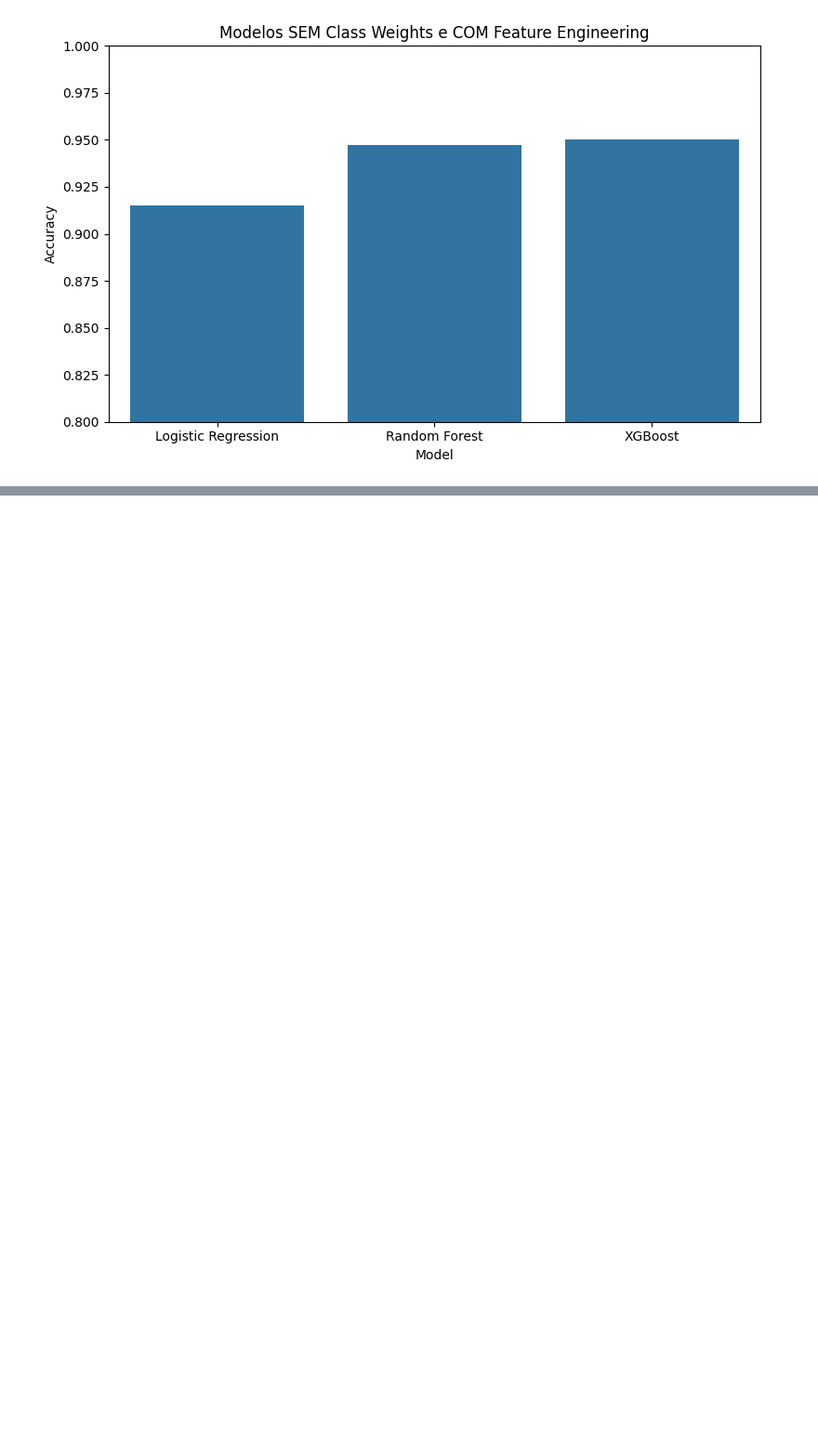
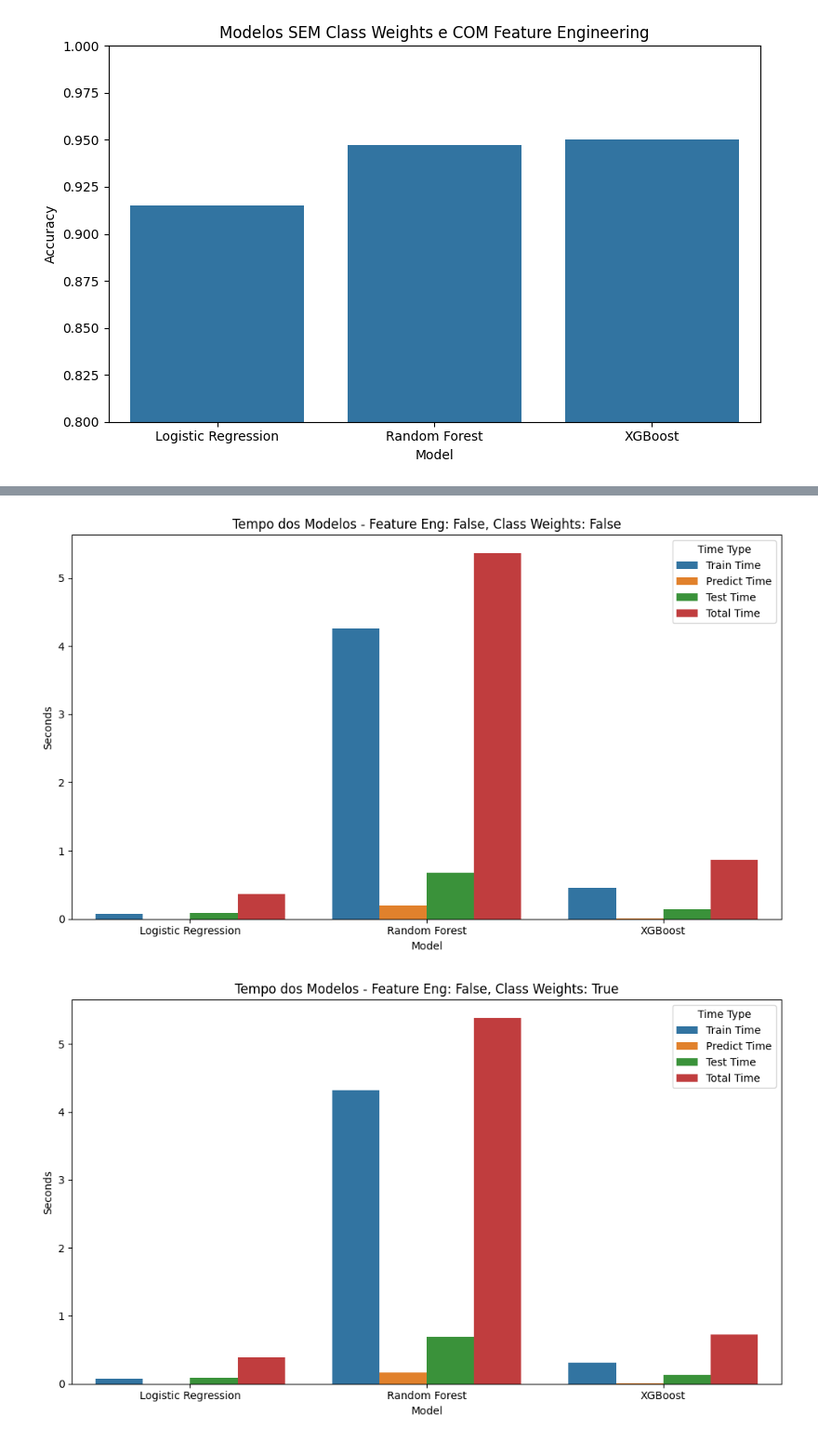
Before and after one commit to RodrigoPombo1/projeto-2-ia, a Jupyter notebook: notas_jupyter.ipynb, the cells around one changed output, grey strips where cells are left out. Shown at 93% size. Cells and saved outputs as stored; diff of their text form; code cells hidden in the pictures; blank space fills up the shorter version.

```diff
--- a/notas_jupyter.ipynb
+++ b/notas_jupyter.ipynb
@@ -1079,0 +1126,43 @@ plt.show()
+# %%
+times_results = [
+    # Logistic Regression
+    {"Model": "Logistic Regression", "Feature Eng": False, "Class Weights": False, "Train Time": 0.070, "Predict Time": 0.000, "Test Time": 0.081, "Total Time": 0.37},
+    {"Model": "Logistic Regression", "Feature Eng": False, "Class Weights": True,  "Train Time": 0.078, "Predict Time": 0.000, "Test Time": 0.090, "Total Time": 0.39},
+    {"Model": "Logistic Regression", "Feature Eng": True,  "Class Weights": False, "Train Time": 0.128, "Predict Time": 0.001, "Test Time": 0.095, "Total Time": 0.48},
+    # Random Forest
+    {"Model": "Random Forest", "Feature Eng": False, "Class Weights": False, "Train Time": 4.262, "Predict Time": 0.193, "Test Time": 0.683, "Total Time": 5.36},
+    {"Model": "Random Forest", "Feature Eng": False, "Class Weights": True,  "Train Time": 4.316, "Predict Time": 0.167, "Test Time": 0.689, "Total Time": 5.38},
+    {"Model": "Random Forest", "Feature Eng": True,  "Class Weights": False, "Train Time": 8.412, "Predict Time": 0.185, "Test Time": 0.724, "Total Time": 9.57},
+    # XGBoost
+    {"Model": "XGBoost", "Feature Eng": False, "Class Weights": False, "Train Time": 0.450, "Predict Time": 0.008, "Test Time": 0.139, "Total Time": 0.87},
+    {"Model": "XGBoost", "Feature Eng": False, "Class Weights": True,  "Train Time": 0.306, "Predict Time": 0.007, "Test Time": 0.135, "Total Time": 0.73},
+    {"Model": "XGBoost", "Feature Eng": True,  "Class Weights": False, "Train Time": 0.367, "Predict Time": 0.008, "Test Time": 0.157, "Total Time": 0.83},
+]
+
+df_times = pd.DataFrame(times_results)
+
+df_times_long = df_times.melt(
+    id_vars=["Model", "Feature Eng", "Class Weights"],
+    value_vars=["Train Time", "Predict Time", "Test Time", "Total Time"],
+    var_name="Time Type",
+    value_name="Seconds"
+)
+
+for feature_engineering in [False, True]:
+    for class_weights in [False, True]:
+        subset = df_times_long[(df_times_long["Feature Eng"] == feature_engineering) & (df_times_long["Class Weights"] == class_weights)]
+        if subset.empty:
+            continue
+        plt.figure(figsize=(10, 6))
+        sns.barplot(
+            data=subset,
+            x="Model",
+            y="Seconds",
+            hue="Time Type"
+        )
+        plt.title(f"Tempo dos Modelos - Feature Eng: {feature_engineering}, Class Weights: {class_weights}")
+        plt.tight_layout()
+        plt.show()
+# %% [output]
+[figure, added]
+[figure, added]
```
Also changed, not shown: parts of 3 cells of this notebook.
